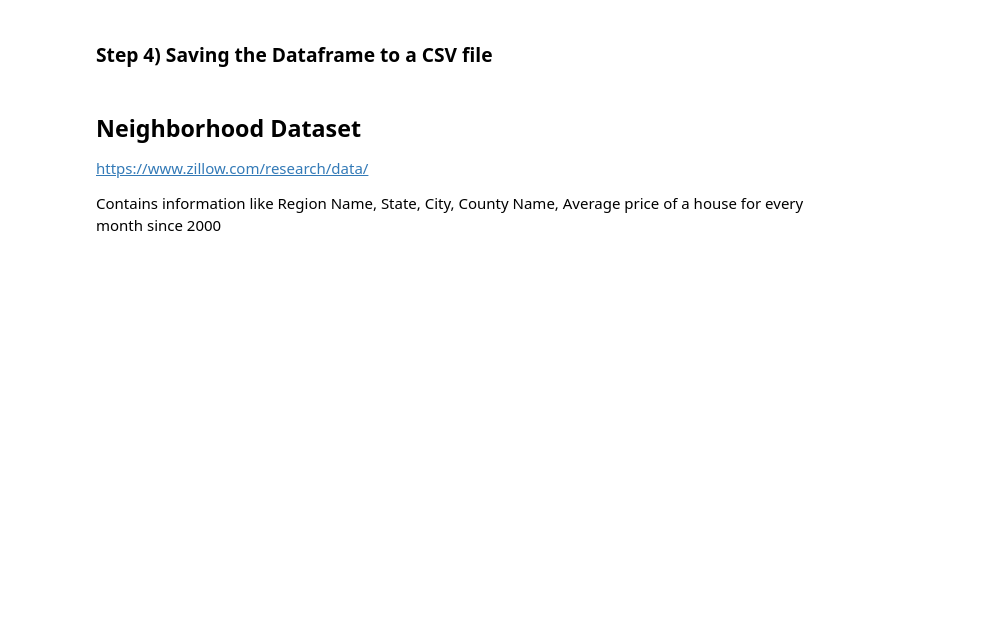
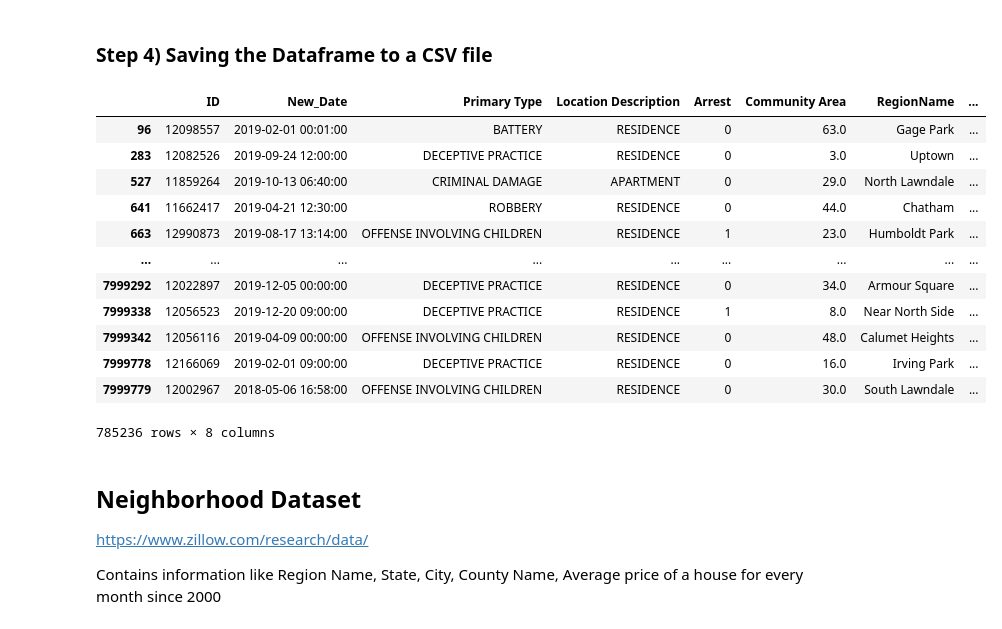
Before and after one commit to rajpatel322/group-project-kungfu-pandas, a Jupyter notebook: info_data.ipynb, the cells around one changed output. Drawn from its saved outputs; the diff is of its cells as text; code cells hidden in the pictures; blank space fills up the shorter version.

```diff
--- a/info_data.ipynb
+++ b/info_data.ipynb
@@ -316,3 +313,30 @@ crime_data_2017_2019.to_csv('csv_files/Crimes_2017_to_2019.csv', index=False)
+# %%
+
+
+
+
+# # Adding a new column 'Severity Score' to the dataframe based on the 'Primary Type' column
+# crime_data_2021_present['Severity Score'] = crime_data_2021_present['Primary Type'].map(severity_scores)
+# crime_data_2021_present
+# crime_data_2017_2019['Severity_Score'] = crime_data_2017_2019['Primary Type'].map(severity_scores)
+crime_data_2021_present.to_csv('csv_files/Crimes_2021_to_Present.csv', index=False)
+crime_data_2017_2019.to_csv('csv_files/Crimes_2017_to_2019.csv', index=False)
+
+crime_data_2017_2019
+# %% [output]
+|  | ID | New_Date | Primary Type | Location Description | Arrest | Community Area | RegionName | ... |
+| 96 | 12098557 | 2019-02-01 00:01:00 | BATTERY | RESIDENCE | 0 | 63.0 | Gage Park | ... |
+| 283 | 12082526 | 2019-09-24 12:00:00 | DECEPTIVE PRACTICE | RESIDENCE | 0 | 3.0 | Uptown | ... |
+| 527 | 11859264 | 2019-10-13 06:40:00 | CRIMINAL DAMAGE | APARTMENT | 0 | 29.0 | North Lawndale | ... |
+| 641 | 11662417 | 2019-04-21 12:30:00 | ROBBERY | RESIDENCE | 0 | 44.0 | Chatham | ... |
+| 663 | 12990873 | 2019-08-17 13:14:00 | OFFENSE INVOLVING CHILDREN | RESIDENCE | 1 | 23.0 | Humboldt Park | ... |
+| ... | ... | ... | ... | ... | ... | ... | ... | ... |
+| 7999292 | 12022897 | 2019-12-05 00:00:00 | DECEPTIVE PRACTICE | RESIDENCE | 0 | 34.0 | Armour Square | ... |
+| 7999338 | 12056523 | 2019-12-20 09:00:00 | DECEPTIVE PRACTICE | RESIDENCE | 1 | 8.0 | Near North Side | ... |
+| 7999342 | 12056116 | 2019-04-09 00:00:00 | OFFENSE INVOLVING CHILDREN | RESIDENCE | 0 | 48.0 | Calumet Heights | ... |
+| 7999778 | 12166069 | 2019-02-01 09:00:00 | DECEPTIVE PRACTICE | RESIDENCE | 0 | 16.0 | Irving Park | ... |
+| 7999779 | 12002967 | 2018-05-06 16:58:00 | OFFENSE INVOLVING CHILDREN | RESIDENCE | 0 | 30.0 | South Lawndale | ... |
+785236 rows × 8 columns
 # %% [markdown]
 ## Neighborhood Dataset
 https://www.zillow.com/research/data/
```
Also changed, not shown: parts of 3 cells of this notebook, 3 other files.
